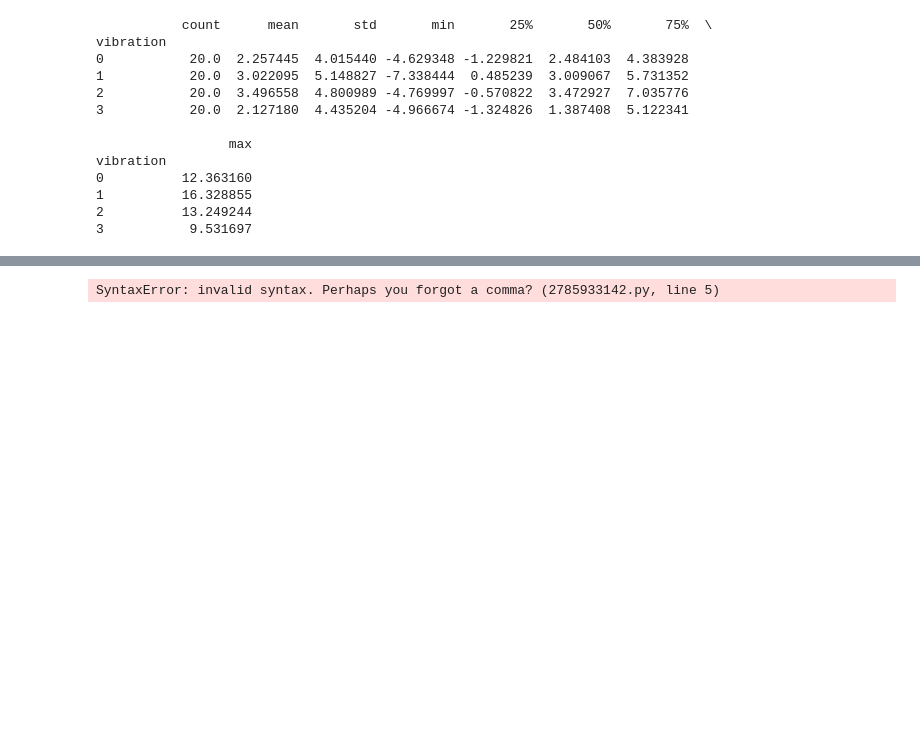
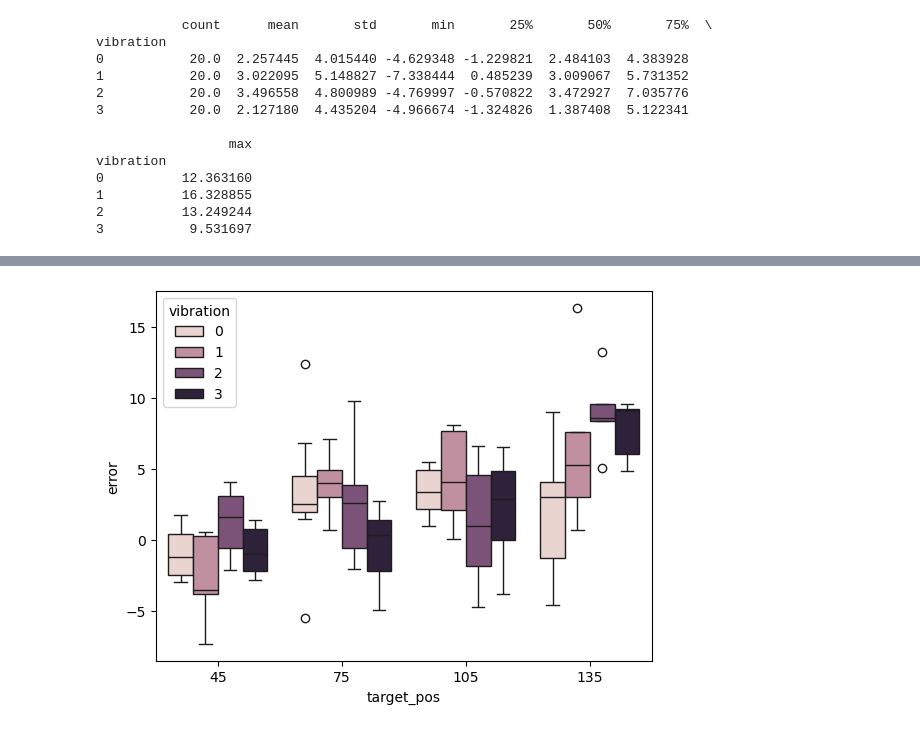
Before and after one commit to GreggEschelmuller/vibration-targeting, a Jupyter notebook: scripts/analysis_v1.ipynb, the cells around one changed output, grey strips where cells are left out. Cells and saved outputs as stored; diff of their text form; code cells hidden in the pictures; blank space fills up the shorter version.

```diff
--- a/scripts/analysis_v1.ipynb
+++ b/scripts/analysis_v1.ipynb
@@ -47,11 +61,14 @@ vibration
 # %%
-fig = sns.pointplot(data=data,
-            x='vibration',
-            y='error',
-            hue='target_pos',
-            dodge=True
-            join=False)
-fig.set_xticklabels(["No Vibration", "Flexor Vibration", "Extensor Vibration", "Dual Vibration"])
+fig, ax = plt.subplots()
+
+sns.boxplot(data=data,
+        x='target_pos',
+        y='error',
+        hue="vibration",
+        # dodge=True,
+        ax=ax,
+               )
+# ax.set_xticklabels(["No Vibration", "Flexor Vibration", "Extensor Vibration", "Dual Vibration"])
 plt.show()
 # %% [output]
-SyntaxError: invalid syntax. Perhaps you forgot a comma? (2785933142.py, line 5)
+[figure, added]
```
Also changed, not shown: parts of 2 cells of this notebook.
